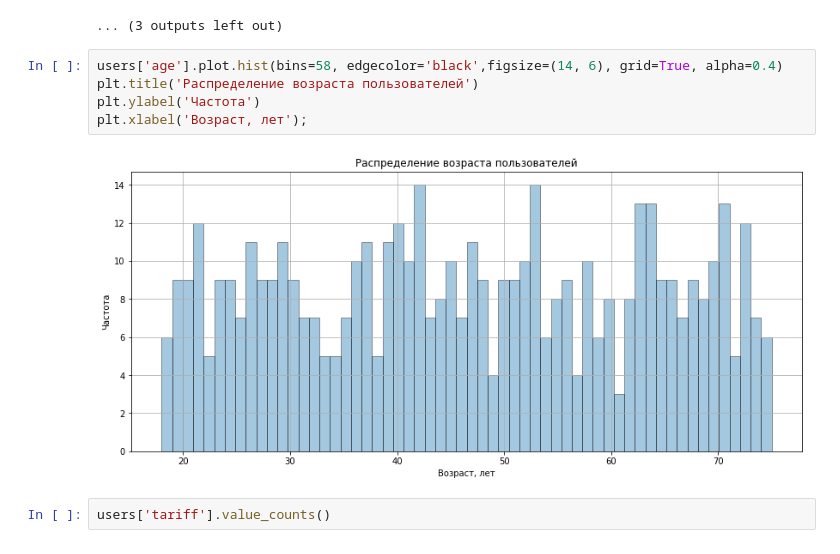
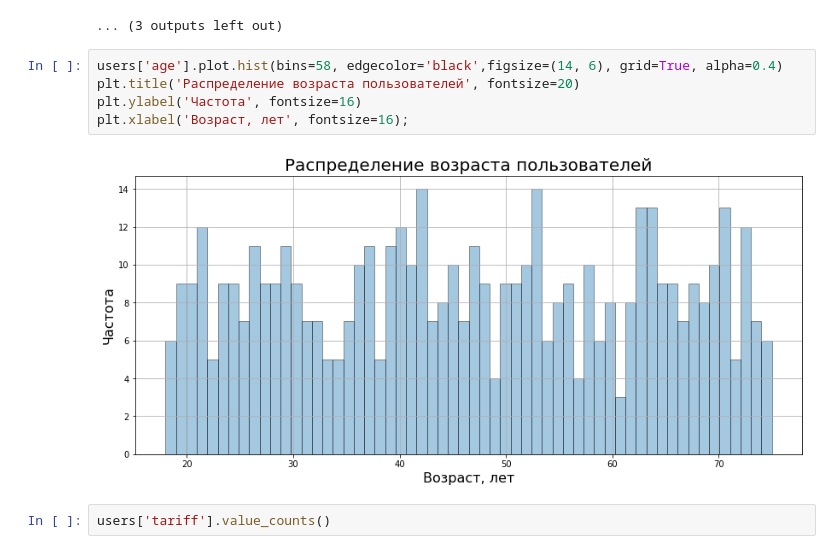
Before and after one commit to Oleg-Volontsevich/Yandex_Practicum_Projects, a Jupyter notebook: project03_tarif_analyzing/yp_project_03.ipynb, the cells around one changed output. Saved outputs shown, nothing was run; the diff lists cells and outputs as text.

```diff
--- a/project03_tarif_analyzing/yp_project_03.ipynb
+++ b/project03_tarif_analyzing/yp_project_03.ipynb
@@ -279,11 +281,11 @@ memory usage: 256.0+ bytes
 ... (3 outputs left out)
 # %%
 users['age'].plot.hist(bins=58, edgecolor='black',figsize=(14, 6), grid=True, alpha=0.4)
-plt.title('Распределение возраста пользователей')
-plt.ylabel('Частота')
-plt.xlabel('Возраст, лет');
+plt.title('Распределение возраста пользователей', fontsize=20)
+plt.ylabel('Частота', fontsize=16)
+plt.xlabel('Возраст, лет', fontsize=16);
 # %% [output]
-[figure, old version]
+[figure, new version]
 # %%
 users['tariff'].value_counts()
 # %% [output]
```
Also changed, not shown: parts of 70 cells of this notebook.
